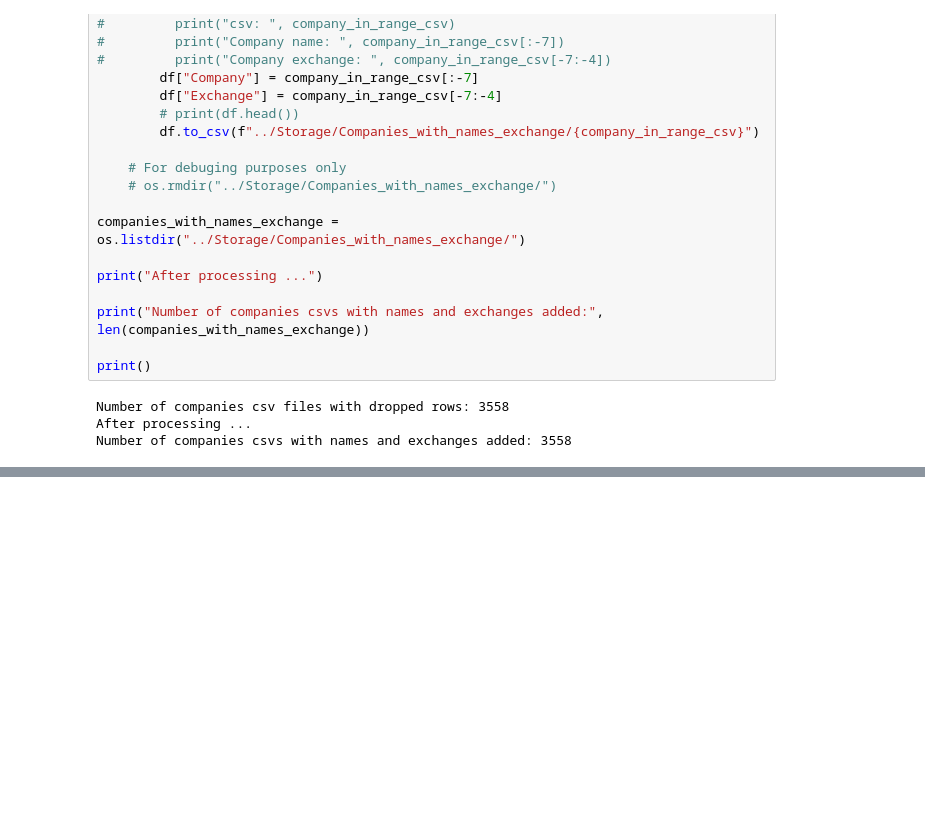
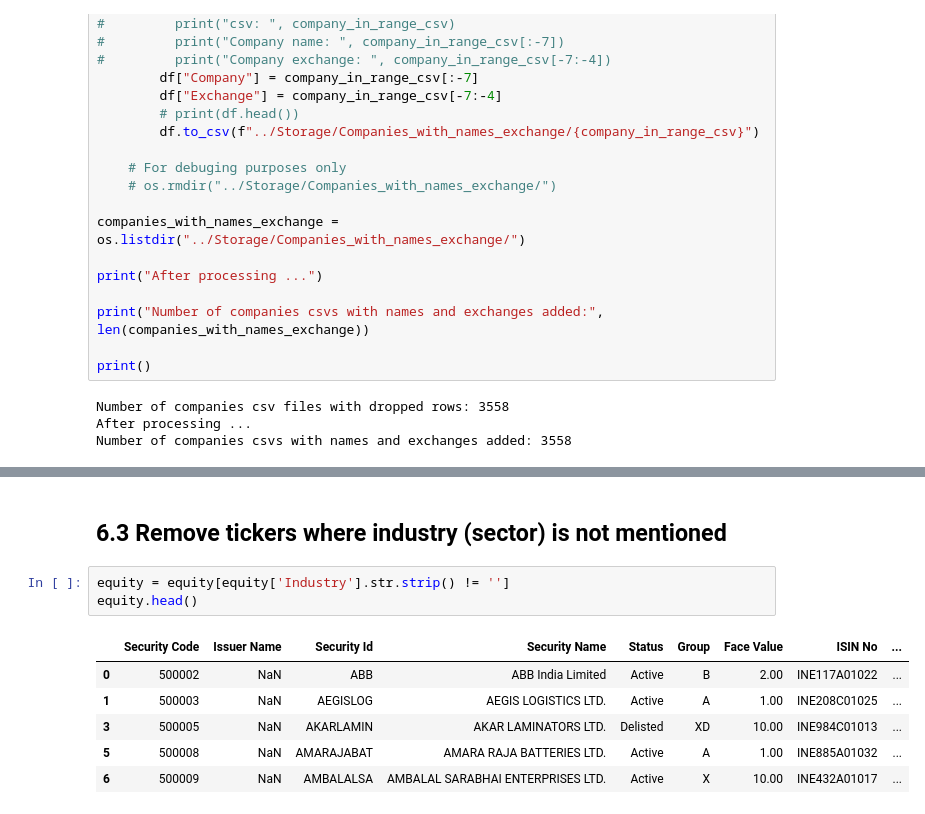
Before and after one commit to Varun487/DataAnalytics_PairTradingModels, a Jupyter notebook: Preprocess/Cleaning_Data.ipynb, the cells around one changed output, grey strips where cells are left out. Saved outputs shown, nothing was run; the diff lists cells and outputs as text; blank space fills up the shorter version.

```diff
--- a/Preprocess/Cleaning_Data.ipynb
+++ b/Preprocess/Cleaning_Data.ipynb
@@ -163,0 +203,12 @@ Number of companies csvs with names and exchanges added: 3558
+# %% [markdown]
+## 6.3 Remove tickers where industry (sector) is not mentioned
+# %%
+equity = equity[equity['Industry'].str.strip() != '']
+equity.head()
+# %% [output]
+|  | Security Code | Issuer Name | Security Id | Security Name | Status | Group | Face Value | ISIN No | ... |
+| 0 | 500002 | NaN | ABB | ABB India Limited | Active | B | 2.00 | INE117A01022 | ... |
+| 1 | 500003 | NaN | AEGISLOG | AEGIS LOGISTICS LTD. | Active | A | 1.00 | INE208C01025 | ... |
+| 3 | 500005 | NaN | AKARLAMIN | AKAR LAMINATORS LTD. | Delisted | XD | 10.00 | INE984C01013 | ... |
+| 5 | 500008 | NaN | AMARAJABAT | AMARA RAJA BATTERIES LTD. | Active | A | 1.00 | INE885A01032 | ... |
+| 6 | 500009 | NaN | AMBALALSA | AMBALAL SARABHAI ENTERPRISES LTD. | Active | X | 10.00 | INE432A01017 | ... |
```
Also changed, not shown: parts of 26 cells of this notebook.
